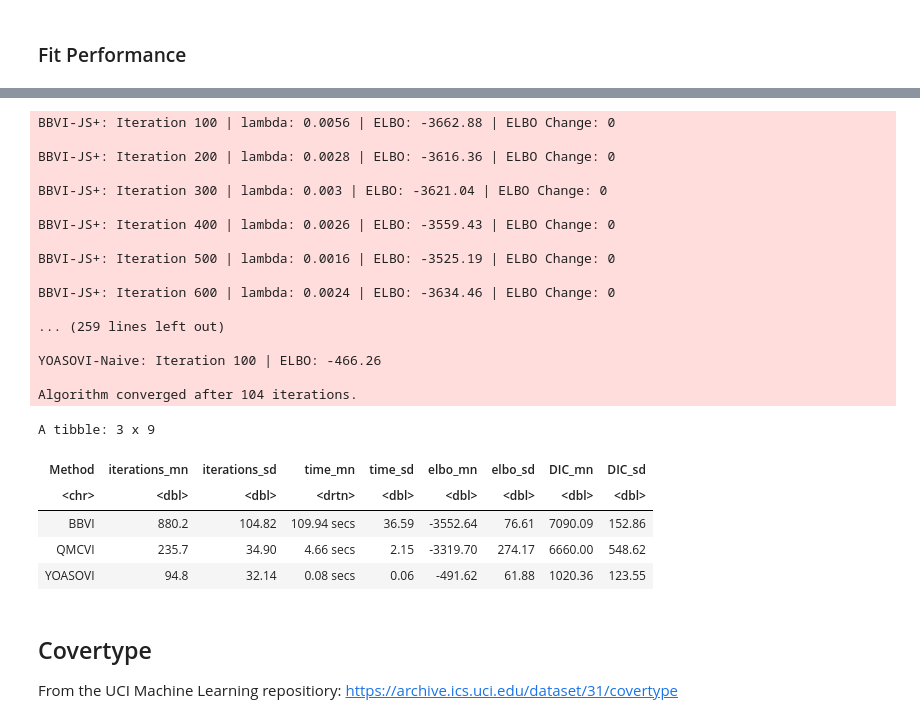
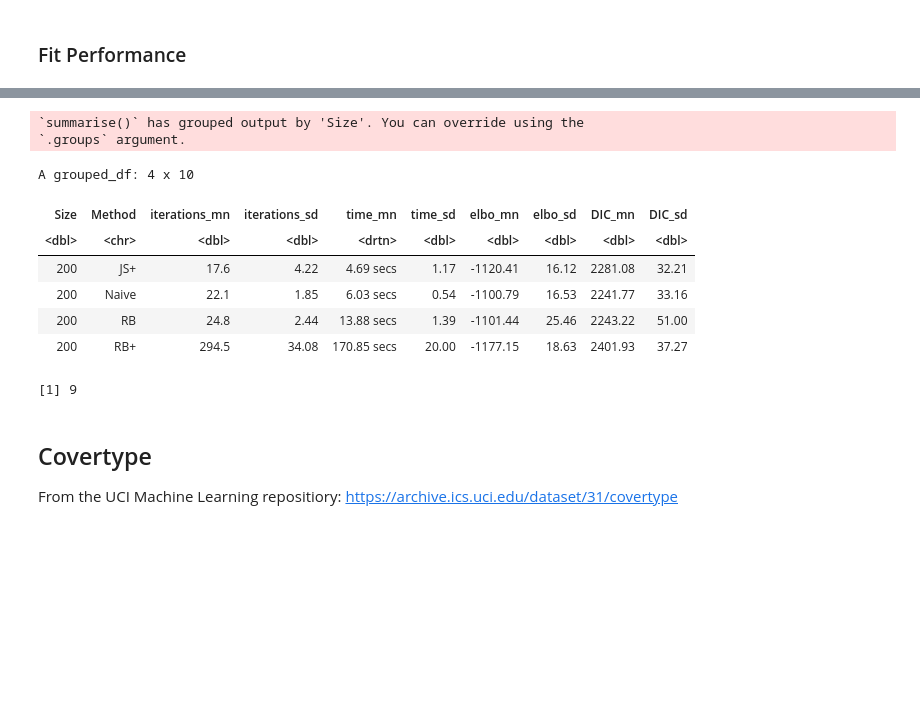
Before and after one commit to dominicdayta/jsbbvi, a Jupyter notebook: benchmarks_logit.ipynb, the cells around one changed output, grey strips where cells are left out. Saved outputs shown, nothing was run; the diff lists cells and outputs as text; code cells hidden in the pictures; blank space fills up the shorter version.

```diff
--- a/benchmarks_logit.ipynb
+++ b/benchmarks_logit.ipynb
@@ -423,47 +454,28 @@ A matrix: 3 x 2 of type dbl
 # %%
-diabetes_performances <- foreach(seed = 0:9) %do%{
-    diabetes.bbvi <- bbvi_logitreg(categories = diabetes.train[,1], X = scale(diabetes.train[,-1]), mc_size = 100, method = "JS+", learn_rate = rate_adagrad(1e-1), max_iter = 1000, converge = 1e-3, seed = seed, verbose = TRUE)
-    diabetes.qmcvi <- qmcvi_logitreg(categories = diabetes.train[,1], X = scale(diabetes.train[,-1]), mc_size = 10, learn_rate = rate_adagrad(1e-1), max_iter = 1000, converge = 1e-3, seed = seed, verbose = TRUE)
-    diabetes.yoasovi <- yoasovi_logitreg(categories = diabetes.train[,1], X = scale(diabetes.train[,-1]), learn_rate = rate_adagrad(1e-1), max_iter = 1000, patience = 50, seed = seed, verbose = TRUE)
+diabetes_performances <- bind_rows(
+    do.call('rbind', lapply(readRDS("Outputs/diabetes_performances_500.RDS"), function(x) return(x[["Summary"]]))) %>% mutate(Size = 200)
+)
 
-    return(rbind(
-        cbind(Method = "BBVI", logitreg_summary(diabetes.bbvi)),
-        cbind(Method = "QMCVI", logitreg_summary(diabetes.qmcvi)),
-        cbind(Method = "YOASOVI", logitreg_summary(diabetes.yoasovi))
-    ))
-}
-
-diabetes_performances <- do.call('rbind', diabetes_performances)
 diabetes_performances <- diabetes_performances %>%
-    group_by(Method) %>%
+    group_by(Size, Method) %>%
     summarise(iterations_mn = round(mean(iter),2), iterations_sd = round(sd(iter),2), time_mn = round(mean(elapsed),2), time_sd = round(sd(elapsed),2),
                 elbo_mn = round(mean(elbo),2), elbo_sd = round(sd(elbo),2), DIC_mn = round(mean(DIC),2), DIC_sd = round(sd(DIC),2))
 
 diabetes_performances
 # %% [output]
-BBVI-JS+: Iteration 100 | lambda: 0.0056 | ELBO: -3662.88 | ELBO Change: 0
-
-BBVI-JS+: Iteration 200 | lambda: 0.0028 | ELBO: -3616.36 | ELBO Change: 0
-
-BBVI-JS+: Iteration 300 | lambda: 0.003 | ELBO: -3621.04 | ELBO Change: 0
-
-BBVI-JS+: Iteration 400 | lambda: 0.0026 | ELBO: -3559.43 | ELBO Change: 0
-
-BBVI-JS+: Iteration 500 | lambda: 0.0016 | ELBO: -3525.19 | ELBO Change: 0
-
-BBVI-JS+: Iteration 600 | lambda: 0.0024 | ELBO: -3634.46 | ELBO Change: 0
-
-... (259 lines left out)
-
-YOASOVI-Naive: Iteration 100 | ELBO: -466.26
-
-Algorithm converged after 104 iterations.
+`summarise()` has grouped output by 'Size'. You can override using the
+`.groups` argument.
-A tibble: 3 x 9
+A grouped_df: 4 x 10
-| Method | iterations_mn | iterations_sd | time_mn | time_sd | elbo_mn | elbo_sd | DIC_mn | DIC_sd |
-| <chr> | <dbl> | <dbl> | <drtn> | <dbl> | <dbl> | <dbl> | <dbl> | <dbl> |
-| BBVI | 880.2 | 104.82 | 109.94 secs | 36.59 | -3552.64 | 76.61 | 7090.09 | 152.86 |
-| QMCVI | 235.7 | 34.90 | 4.66 secs | 2.15 | -3319.70 | 274.17 | 6660.00 | 548.62 |
-| YOASOVI | 94.8 | 32.14 | 0.08 secs | 0.06 | -491.62 | 61.88 | 1020.36 | 123.55 |
+| Size | Method | iterations_mn | iterations_sd | time_mn | time_sd | elbo_mn | elbo_sd | DIC_mn | DIC_sd |
+| <dbl> | <chr> | <dbl> | <dbl> | <drtn> | <dbl> | <dbl> | <dbl> | <dbl> | <dbl> |
+| 200 | JS+ | 17.6 | 4.22 | 4.69 secs | 1.17 | -1120.41 | 16.12 | 2281.08 | 32.21 |
+| 200 | Naive | 22.1 | 1.85 | 6.03 secs | 0.54 | -1100.79 | 16.53 | 2241.77 | 33.16 |
+| 200 | RB | 24.8 | 2.44 | 13.88 secs | 1.39 | -1101.44 | 25.46 | 2243.22 | 51.00 |
+| 200 | RB+ | 294.5 | 34.08 | 170.85 secs | 20.00 | -1177.15 | 18.63 | 2401.93 | 37.27 |
+# %%
+ncol(diabetes.train)
+# %% [output]
+[1] 9
 # %% [markdown]
 ## Covertype
 
```
Also changed, not shown: parts of 8 cells of this notebook, 12 other files.
